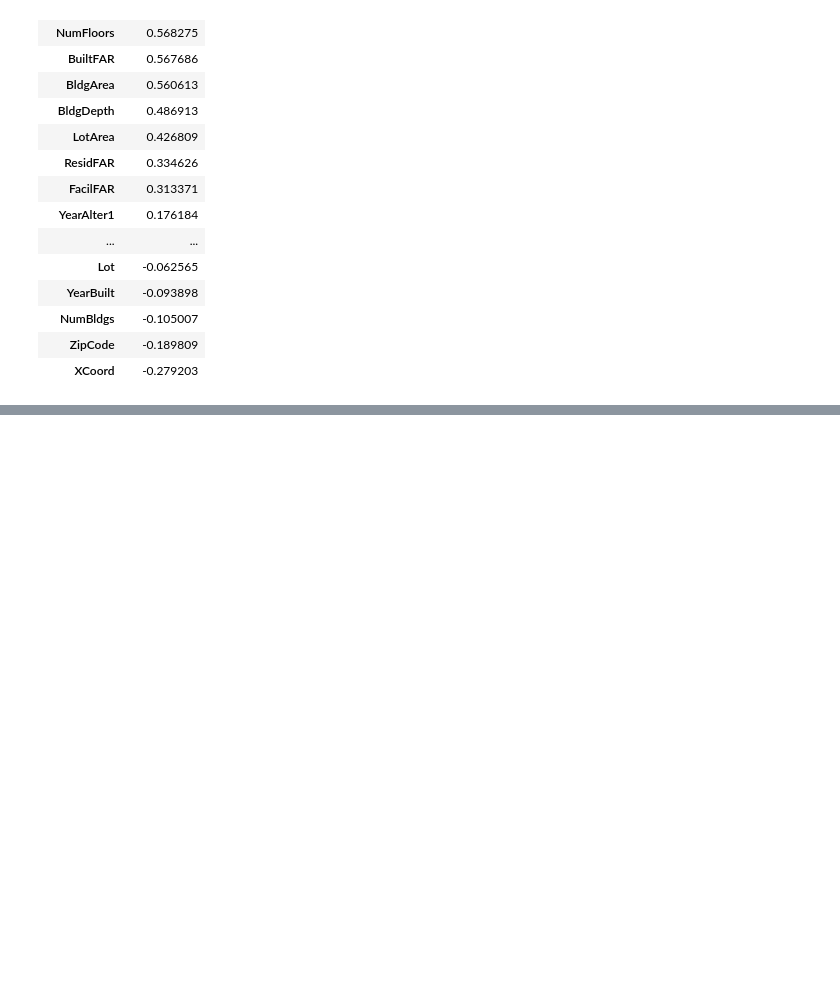
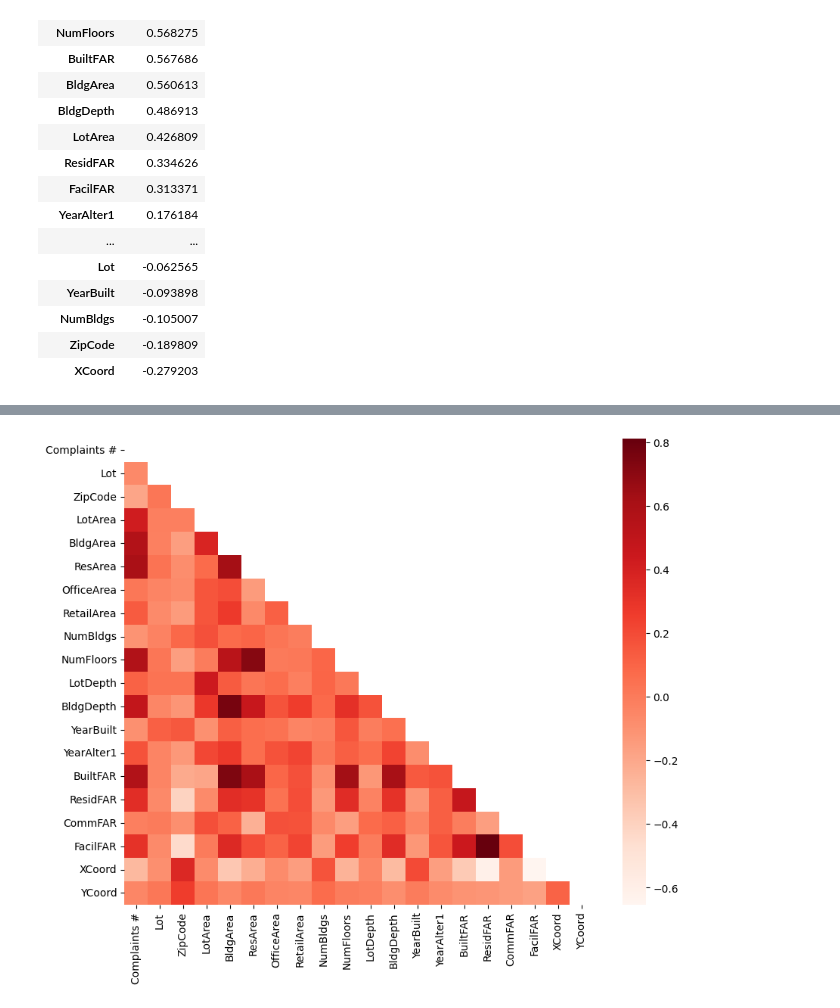
Before and after one commit to ram-polisetti/DataScience, a Jupyter notebook: nyc-311-request-analysis.ipynb, the cells around one changed output, grey strips where cells are left out. Cells and saved outputs as stored; diff of their text form; code cells hidden in the pictures; blank space fills up the shorter version.

```diff
--- a/nyc-311-request-analysis.ipynb
+++ b/nyc-311-request-analysis.ipynb
@@ -668,0 +675,8 @@ display(spearman_corr.to_frame().style.background_gradient(cmap = 'Reds', axis =
+# %%
+spearman_corr = merged_data.select_dtypes(include=[np.number]).corr(method = 'spearman')
+plt.figure(figsize = (10, 8))
+
+mask = np.triu(np.ones_like(spearman_corr, dtype = bool))
+ax = sns.heatmap(spearman_corr, mask = mask, cmap = 'Reds')
+# %% [output]
+[figure, added]
```
Also changed, not shown: parts of 7 cells of this notebook.
